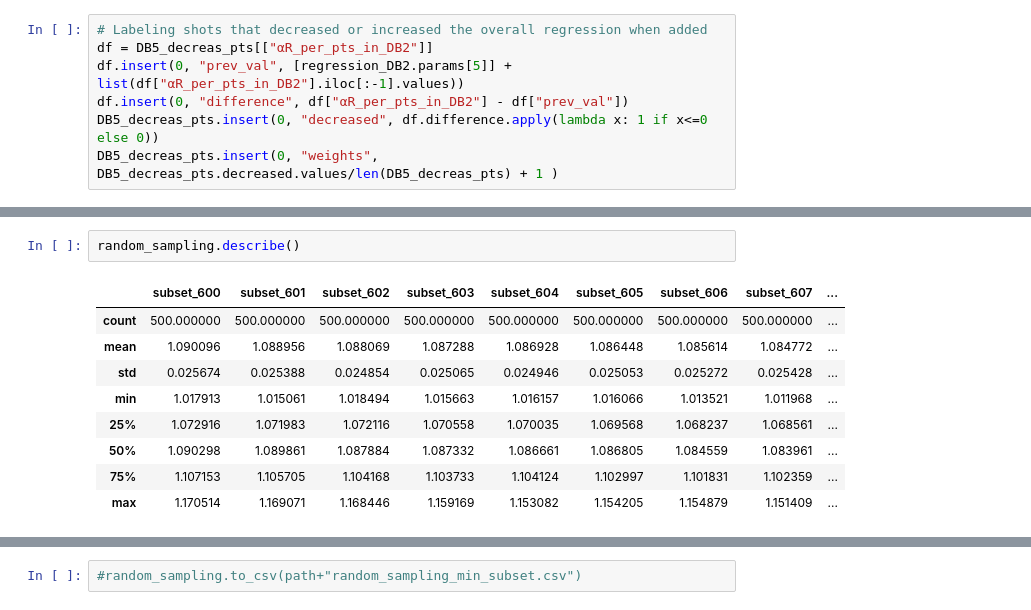
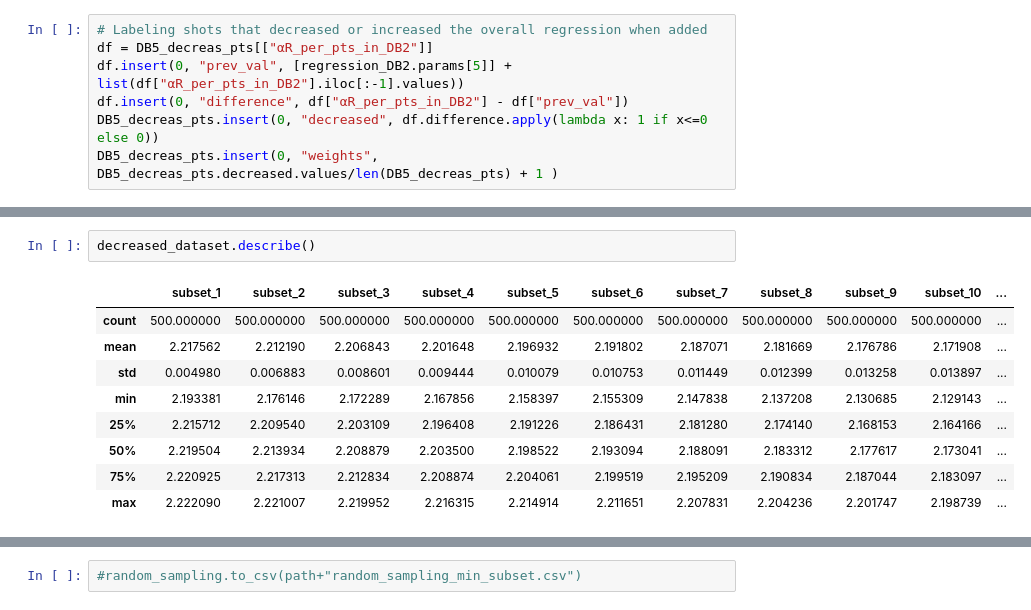
Before and after one commit to Chinnasf/FUSION-EP-Master-Thesis, a Jupyter notebook: Optimization/group_analyses_on_reduced_DS_random_sampling.ipynb, the cells around one changed output, grey strips where cells are left out. Drawn from its saved outputs; the diff is of its cells as text.

```diff
--- a/Optimization/group_analyses_on_reduced_DS_random_sampling.ipynb
+++ b/Optimization/group_analyses_on_reduced_DS_random_sampling.ipynb
@@ -197,14 +169,14 @@ random_sampling.set_index("seed", inplace=True)
-# %%
-random_sampling.describe()
-# %% [output]
-|  | subset_600 | subset_601 | subset_602 | subset_603 | subset_604 | subset_605 | subset_606 | subset_607 | ... |
-| count | 500.000000 | 500.000000 | 500.000000 | 500.000000 | 500.000000 | 500.000000 | 500.000000 | 500.000000 | ... |
-| mean | 1.090096 | 1.088956 | 1.088069 | 1.087288 | 1.086928 | 1.086448 | 1.085614 | 1.084772 | ... |
-| std | 0.025674 | 0.025388 | 0.024854 | 0.025065 | 0.024946 | 0.025053 | 0.025272 | 0.025428 | ... |
-| min | 1.017913 | 1.015061 | 1.018494 | 1.015663 | 1.016157 | 1.016066 | 1.013521 | 1.011968 | ... |
-| 25% | 1.072916 | 1.071983 | 1.072116 | 1.070558 | 1.070035 | 1.069568 | 1.068237 | 1.068561 | ... |
-| 50% | 1.090298 | 1.089861 | 1.087884 | 1.087332 | 1.086661 | 1.086805 | 1.084559 | 1.083961 | ... |
-| 75% | 1.107153 | 1.105705 | 1.104168 | 1.103733 | 1.104124 | 1.102997 | 1.101831 | 1.102359 | ... |
-| max | 1.170514 | 1.169071 | 1.168446 | 1.159169 | 1.153082 | 1.154205 | 1.154879 | 1.151409 | ... |
+# %%
+decreased_dataset.describe()
+# %% [output]
+|  | subset_1 | subset_2 | subset_3 | subset_4 | subset_5 | subset_6 | subset_7 | subset_8 | subset_9 | subset_10 | ... |
+| count | 500.000000 | 500.000000 | 500.000000 | 500.000000 | 500.000000 | 500.000000 | 500.000000 | 500.000000 | 500.000000 | 500.000000 | ... |
+| mean | 2.217562 | 2.212190 | 2.206843 | 2.201648 | 2.196932 | 2.191802 | 2.187071 | 2.181669 | 2.176786 | 2.171908 | ... |
+| std | 0.004980 | 0.006883 | 0.008601 | 0.009444 | 0.010079 | 0.010753 | 0.011449 | 0.012399 | 0.013258 | 0.013897 | ... |
+| min | 2.193381 | 2.176146 | 2.172289 | 2.167856 | 2.158397 | 2.155309 | 2.147838 | 2.137208 | 2.130685 | 2.129143 | ... |
+| 25% | 2.215712 | 2.209540 | 2.203109 | 2.196408 | 2.191226 | 2.186431 | 2.181280 | 2.174140 | 2.168153 | 2.164166 | ... |
+| 50% | 2.219504 | 2.213934 | 2.208879 | 2.203500 | 2.198522 | 2.193094 | 2.188091 | 2.183312 | 2.177617 | 2.173041 | ... |
+| 75% | 2.220925 | 2.217313 | 2.212834 | 2.208874 | 2.204061 | 2.199519 | 2.195209 | 2.190834 | 2.187044 | 2.183097 | ... |
+| max | 2.222090 | 2.221007 | 2.219952 | 2.216315 | 2.214914 | 2.211651 | 2.207831 | 2.204236 | 2.201747 | 2.198739 | ... |
 # %%
 # Found Subset with Minimum alpha_R
```
Also changed, not shown: parts of 17 cells of this notebook, 15 other files.
